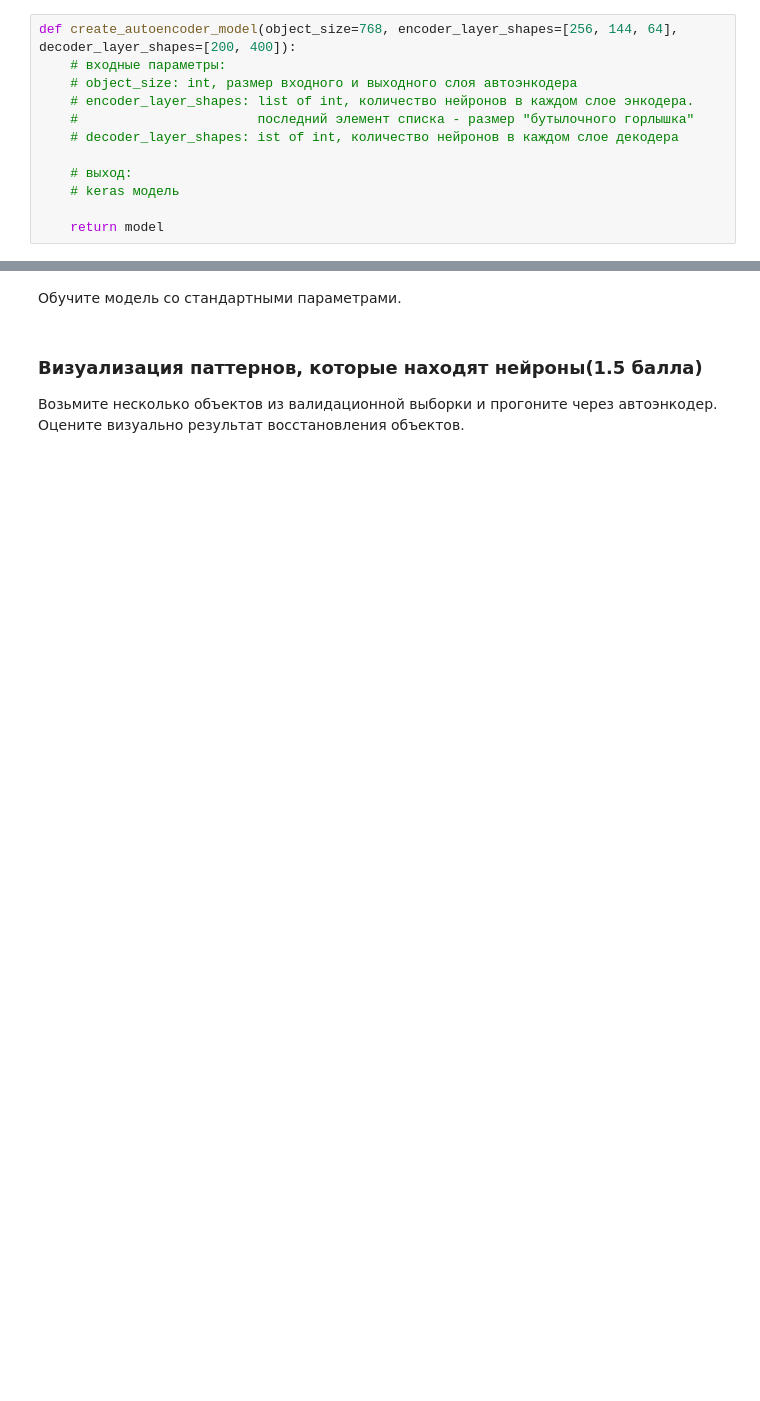
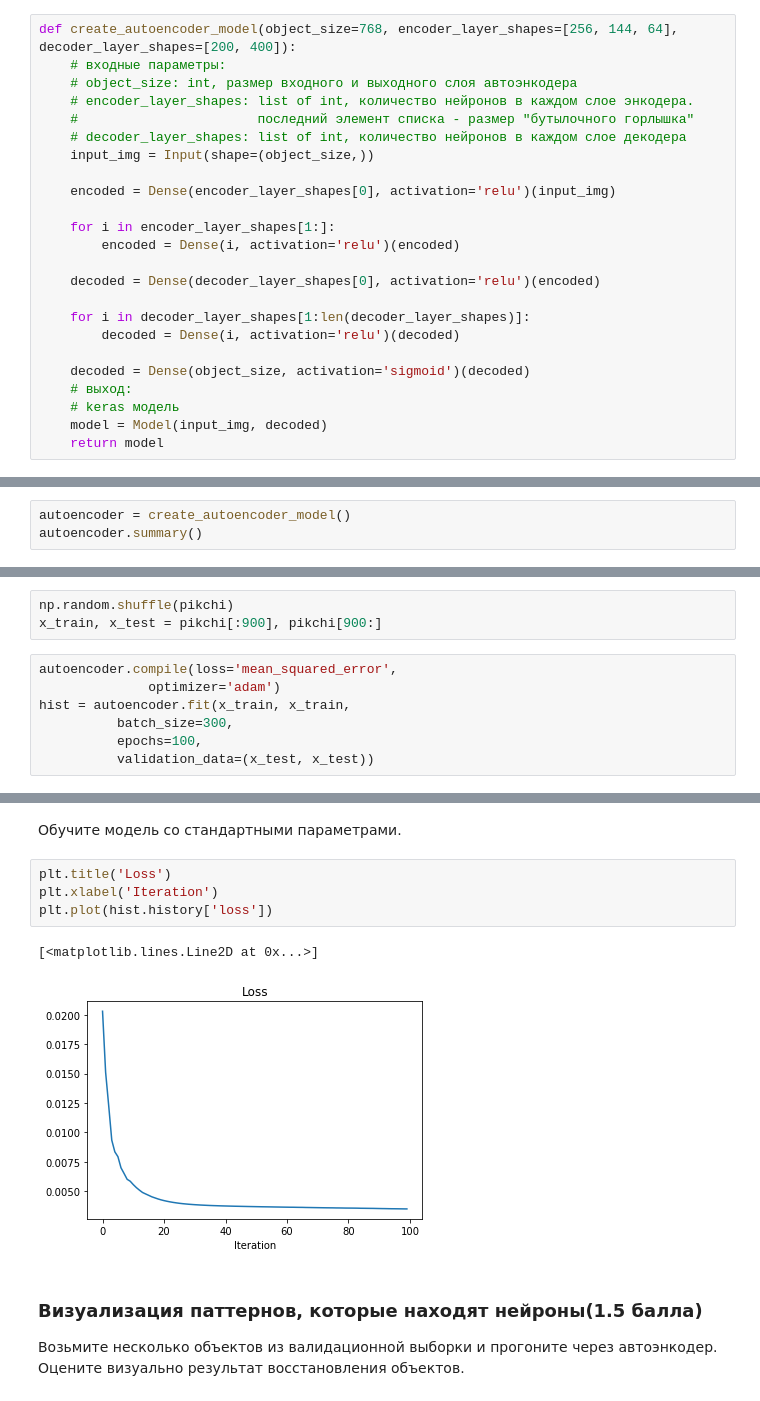
Before and after one commit to BobrG/IreneGit, a Jupyter notebook: hw3_nn.ipynb, the cells around one changed output, grey strips where cells are left out. Saved outputs shown, nothing was run; the diff lists cells and outputs as text; blank space fills up the shorter version.

```diff
--- a/hw3_nn.ipynb
+++ b/hw3_nn.ipynb
@@ -86,11 +112,26 @@ def create_autoencoder_model(object_size=768, encoder_layer_shapes=[256, 144, 64
     # object_size: int, размер входного и выходного слоя автоэнкодера
     # encoder_layer_shapes: list of int, количество нейронов в каждом слое энкодера.
     #                       последний элемент списка - размер "бутылочного горлышка"
-    # decoder_layer_shapes: ist of int, количество нейронов в каждом слое декодера
+    # decoder_layer_shapes: list of int, количество нейронов в каждом слое декодера
+    input_img = Input(shape=(object_size,))
 
+    encoded = Dense(encoder_layer_shapes[0], activation='relu')(input_img)
+
+    for i in encoder_layer_shapes[1:]:
+        encoded = Dense(i, activation='relu')(encoded)
+
+    decoded = Dense(decoder_layer_shapes[0], activation='relu')(encoded)
+
+    for i in decoder_layer_shapes[1:len(decoder_layer_shapes)]:
+        decoded = Dense(i, activation='relu')(decoded)
+
+    decoded = Dense(object_size, activation='sigmoid')(decoded)
     # выход:
     # keras модель
-
+    model = Model(input_img, decoded)
     return model
 # %% [markdown]
 Разделите выборку из сэмплов на тренировочную выборку и валидационную отношении 90%-10%.
+# %%
+autoencoder = create_autoencoder_model()
+autoencoder.summary()
@@ -96,0 +156,10 @@ def create_autoencoder_model(object_size=768, encoder_layer_shapes=[256, 144, 64
+# %%
+np.random.shuffle(pikchi)
+x_train, x_test = pikchi[:900], pikchi[900:]
+# %%
+autoencoder.compile(loss='mean_squared_error',
+              optimizer='adam')
+hist = autoencoder.fit(x_train, x_train,
+          batch_size=300,
+          epochs=100,
+          validation_data=(x_test, x_test))
@@ -97,5 +189,12 @@ def create_autoencoder_model(object_size=768, encoder_layer_shapes=[256, 144, 64
 # %% [markdown]
 Обучите модель со стандартными параметрами.
+# %%
+plt.title('Loss')
+plt.xlabel('Iteration')
+plt.plot(hist.history['loss'])
+# %% [output]
+[<matplotlib.lines.Line2D at 0x...>]
+[figure, added]
 # %% [markdown]
 ### Визуализация паттернов, которые находят нейроны(1.5 балла)
 
```
Also changed, not shown: parts of 27 cells of this notebook.
